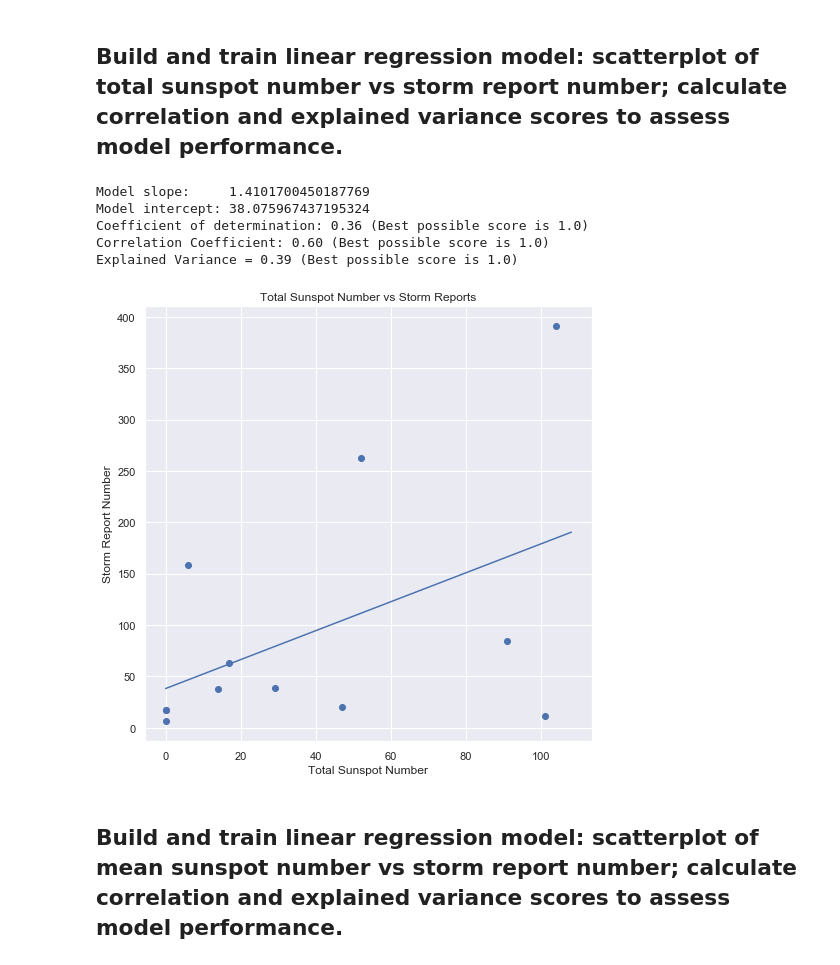
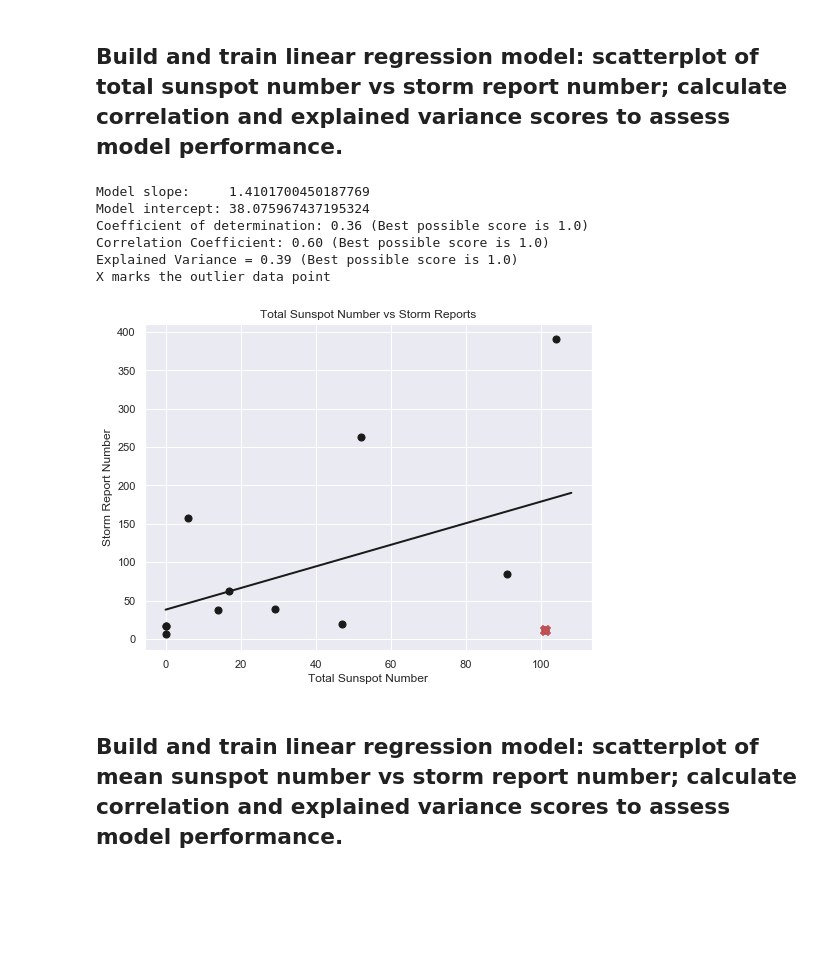
Before and after one commit to cycle13/Severe_Thunderstorm_Climatology_2020, a Jupyter notebook: Thunderstorm_climatology_2020.ipynb, the cells around one changed output. Drawn from its saved outputs; the diff is of its cells as text; code cells hidden in the pictures; blank space fills up the shorter version.

```diff
--- a/Thunderstorm_climatology_2020.ipynb
+++ b/Thunderstorm_climatology_2020.ipynb
@@ -290,51 +292,57 @@ Mean Sunspot number:  6.93333333333
 import matplotlib.pyplot as plt
 import seaborn as sns; sns.set()
 import numpy as np
+from sklearn.linear_model import LinearRegression
+from sklearn.metrics import mean_squared_error, r2_score
+from sklearn.metrics import explained_variance_score
 
 y = np.array([strmrpt_nr_nov2019e, strmrpt_nr_nov2019l, strmrpt_nr_dec2019e, strmrpt_nr_dec2019l, strmrpt_nr_jan2020e,
              strmrpt_nr_jan2020l, strmrpt_nr_feb2020e, strmrpt_nr_feb2020l, strmrpt_nr_mar2020e, strmrpt_nr_mar2020l,
              strmrpt_nr_apr2020e, strmrpt_nr_apr2020l])
 x = np.array([totsunspot_nr_nov2019e, totsunspot_nr_nov2019l, totsunspot_nr_dec2019e, totsunspot_nr_dec2019l,
              totsunspot_nr_jan2020e, totsunspot_nr_jan2020l, totsunspot_nr_feb2020e, totsunspot_nr_feb2020l,
              totsunspot_nr_mar2020e, totsunspot_nr_mar2020l, totsunspot_nr_apr2020e, totsunspot_nr_apr2020l])
 
-from sklearn.linear_model import LinearRegression
-from sklearn.metrics import mean_squared_error, r2_score
-from sklearn.metrics import explained_variance_score
-
+#Select linear regression model for this study
 model = LinearRegression(fit_intercept=True)
-
 model.fit(x[:, np.newaxis], y)
-
 xfit = np.linspace(0, 108, 12)
 yfit = model.predict(xfit[:, np.newaxis])
-
-fig = plt.figure(figsize=(8, 8))
+#Display scatterplot
+fig = plt.figure(figsize=(8, 6))
 plt.title('Total Sunspot Number vs Storm Reports')
-plt.scatter(x, y)
-plt.plot(xfit, yfit);
+plt.scatter(x, y, color='k',s=50)
+plt.plot(xfit, yfit, linewidth=2.0, color='k');
+plt.scatter(101,11,color='r',marker='X',s=100) #Plot outlier data point
 plt.xlabel("Total Sunspot Number")
 plt.ylabel("Storm Report Number")
+plt.savefig("Model_TotalSunspots_StormReports.png",dpi=250,bbox_inches='tight')
 
 print("Model slope:    ", model.coef_[0])
 print("Model intercept:", model.intercept_)
 
-# The coefficient of determination: 1 is perfect prediction
+#Calculate coefficient of determination: 1 is perfect prediction
 print("Coefficient of determination: %.2f (Best possible score is 1.0)"
       % r2_score(y,yfit))
 
+#Calculate correlation coefficient
 R = np.sqrt(r2_score(y,yfit))
 print("Correlation Coefficient: %.2f (Best possible score is 1.0)" %R)
 
+#Calculate explained variance regression score:
+#Proportion to which a model accounts for the variation of a data set
 V_score = explained_variance_score(y,yfit)
 print("Explained Variance = %.2f (Best possible score is 1.0)" %V_score)
+
+print("X marks the outlier data point")
 # %% [output]
 Model slope:     1.4101700450187769
 Model intercept: 38.075967437195324
 Coefficient of determination: 0.36 (Best possible score is 1.0)
 Correlation Coefficient: 0.60 (Best possible score is 1.0)
 Explained Variance = 0.39 (Best possible score is 1.0)
+X marks the outlier data point
-[figure, old version]
+[figure, new version]
 # %% [markdown]
 ## Build and train linear regression model: scatterplot of mean sunspot number vs storm report number; calculate correlation and explained variance scores to assess model performance.
 # %%
```
Also changed, not shown: parts of 3 cells of this notebook.
